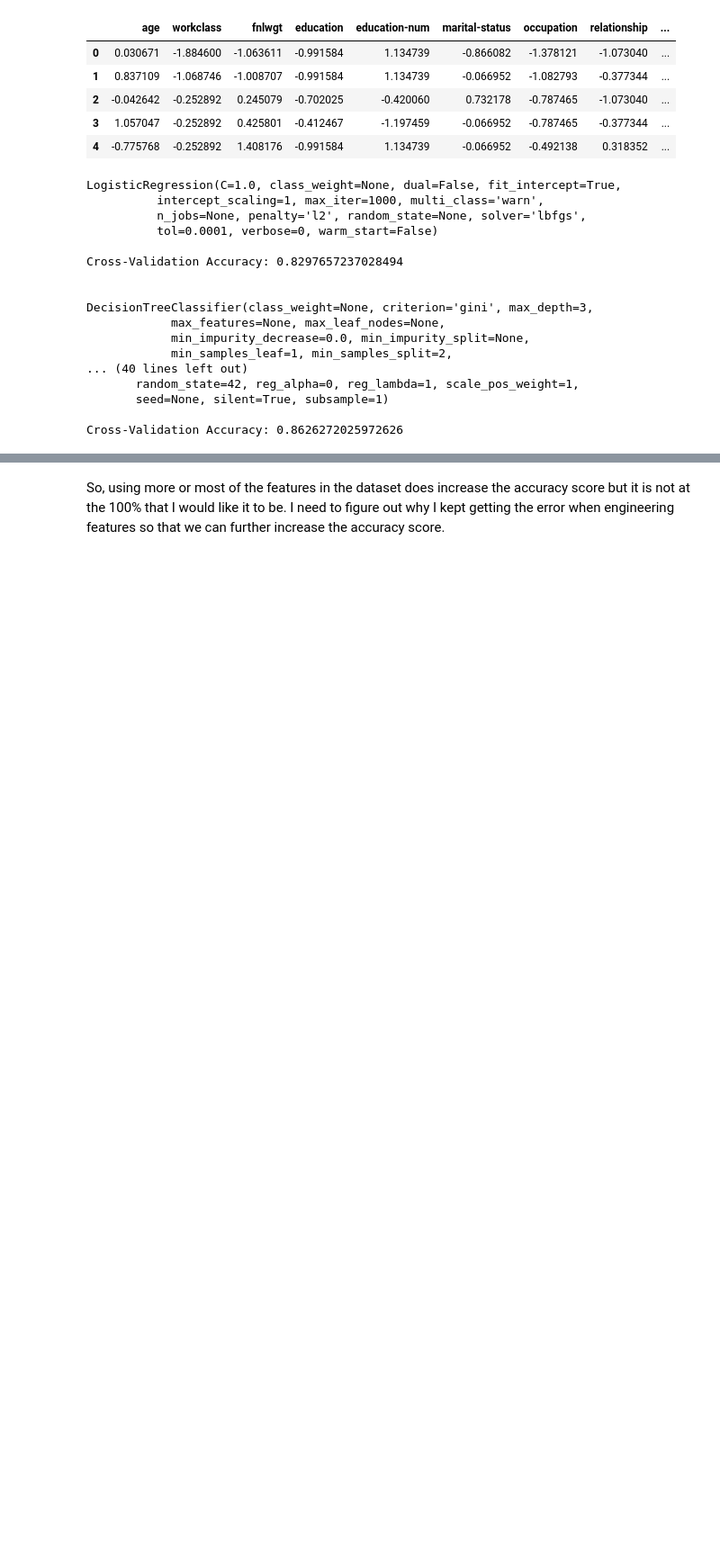
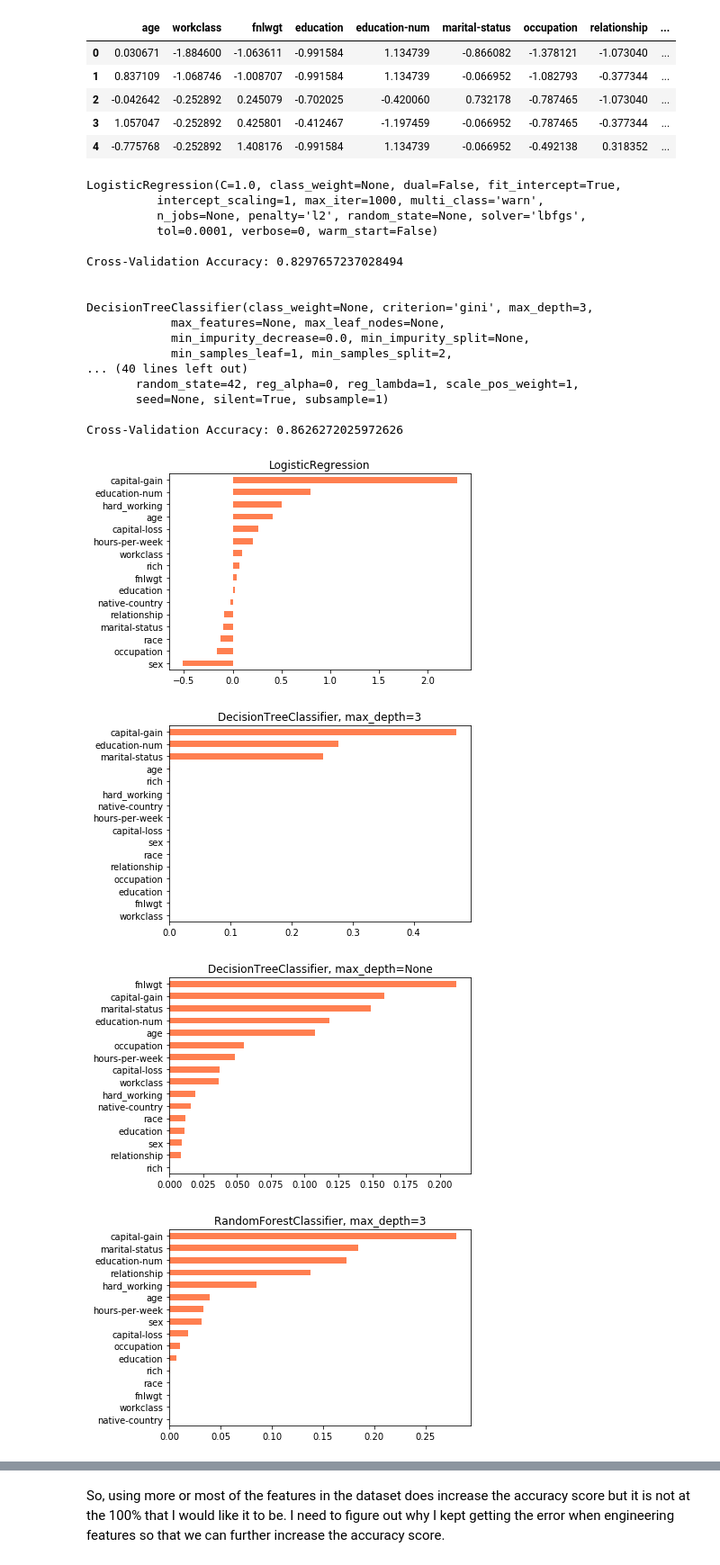
Before and after one commit to Hira63S/DS-Unit-2-Sprint-3-Classification-Validation, a Jupyter notebook: Hira_DS_Unit_2_Sprint_Challenge_3_Classification_Validation.ipynb, the cells around one changed output, grey strips where cells are left out. Shown at 90% size. Drawn from its saved outputs; the diff is of its cells as text; code cells hidden in the pictures; blank space fills up the shorter version.

Commit message:
Finally the visualizations.

```diff
--- a/Hira_DS_Unit_2_Sprint_Challenge_3_Classification_Validation.ipynb
+++ b/Hira_DS_Unit_2_Sprint_Challenge_3_Classification_Validation.ipynb
@@ -639,0 +642,18 @@ Cross-Validation Accuracy: 0.8626272025972626
+# %%
+for model in models:
+    name = model.__class__.__name__
+    model.fit(X_train, y_train)
+    if name == 'LogisticRegression':
+        coefficients = pd.Series(model.coef_[0], X_train.columns)
+        coefficients.sort_values().plot.barh(color='coral', title=name)
+        plt.show()
+    else:
+        importances = pd.Series(model.feature_importances_, X_train.columns)
+        title = f'{name}, max_depth={model.max_depth}'
+        importances.sort_values().plot.barh(color='coral', title=title)
+        plt.show()
+# %% [output]
+[figure, added]
+[figure, added]
+[figure, added]
+[figure, added]
```
Also changed, not shown: parts of 2 cells of this notebook.
